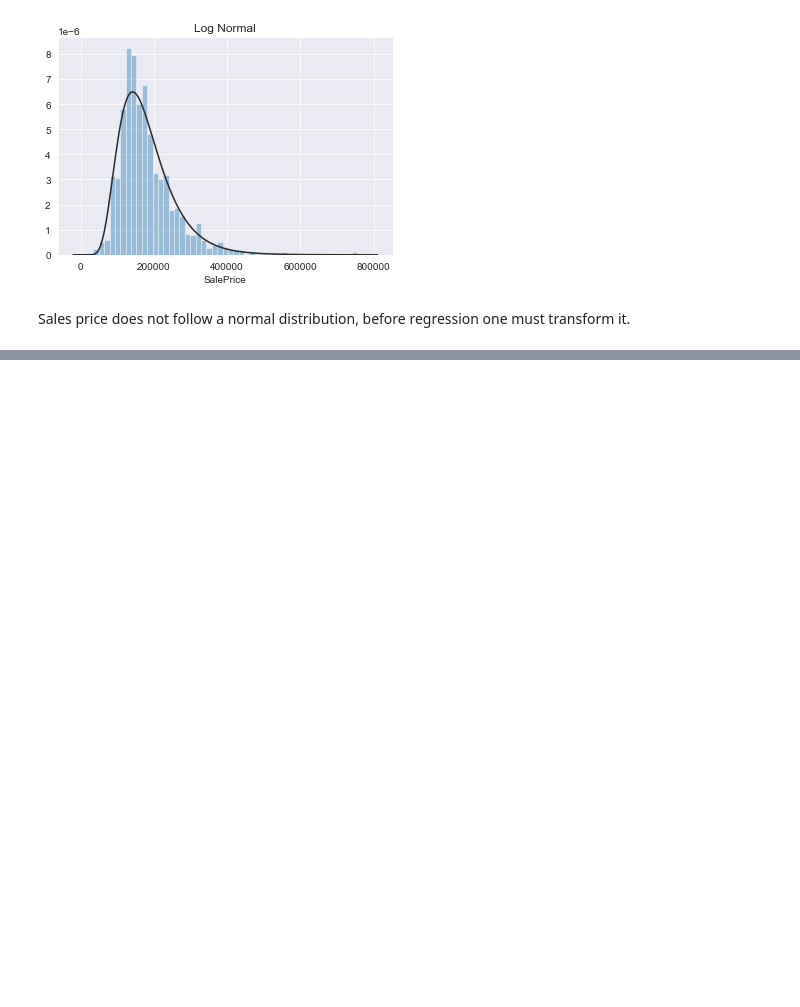
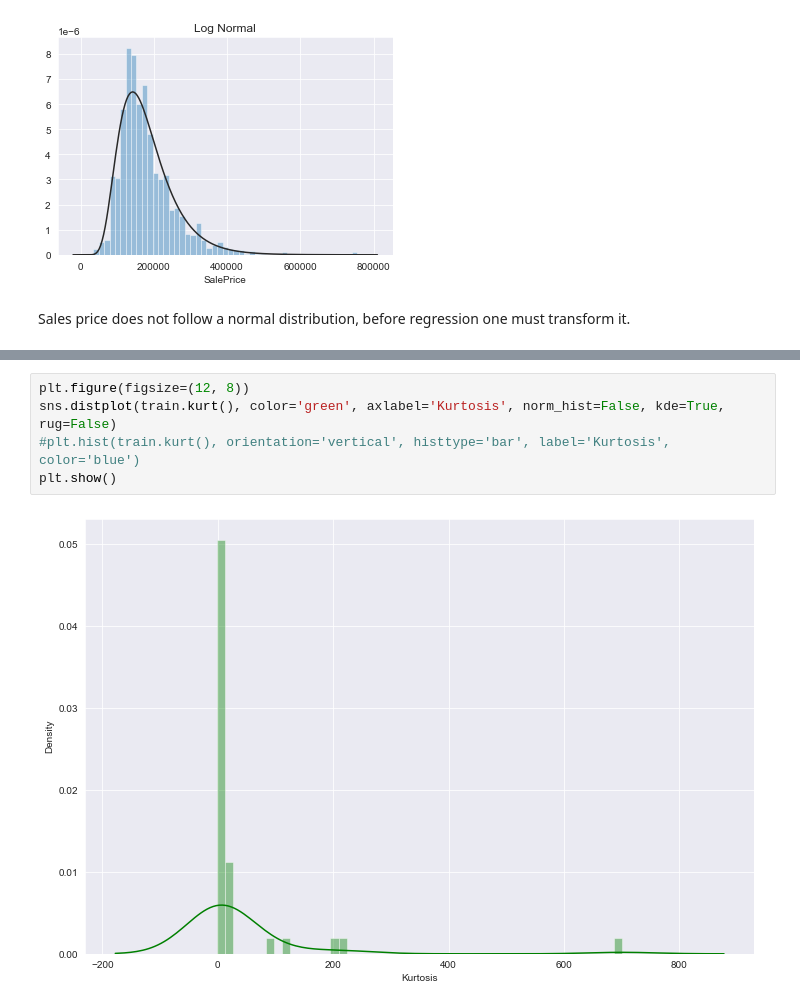
Before and after one commit to KamiLimu1/Data_Science2022, a Jupyter notebook: TutorialOnExplanatoryDataAnalysis.ipynb, the cells around one changed output, grey strips where cells are left out. Cells and saved outputs as stored; diff of their text form; blank space fills up the shorter version.

```diff
--- a/TutorialOnExplanatoryDataAnalysis.ipynb
+++ b/TutorialOnExplanatoryDataAnalysis.ipynb
@@ -136,0 +142,7 @@ Sales price does not follow a normal distribution, before regression one must tr
+# %%
+plt.figure(figsize=(12, 8))
+sns.distplot(train.kurt(), color='green', axlabel='Kurtosis', norm_hist=False, kde=True, rug=False)
+#plt.hist(train.kurt(), orientation='vertical', histtype='bar', label='Kurtosis', color='blue')
+plt.show()
+# %% [output]
+[figure, added]
```
Also changed, not shown: parts of 3 cells of this notebook.
